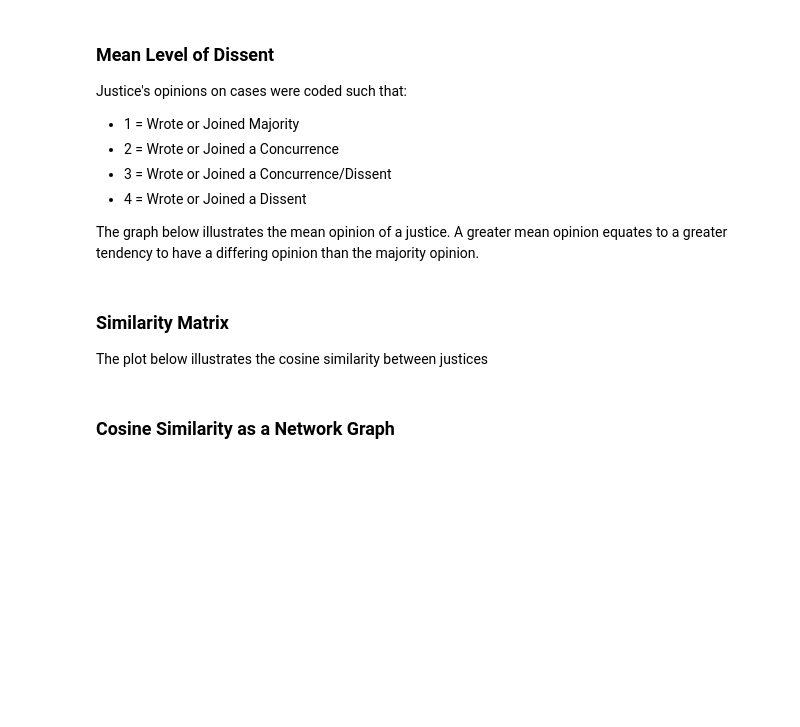
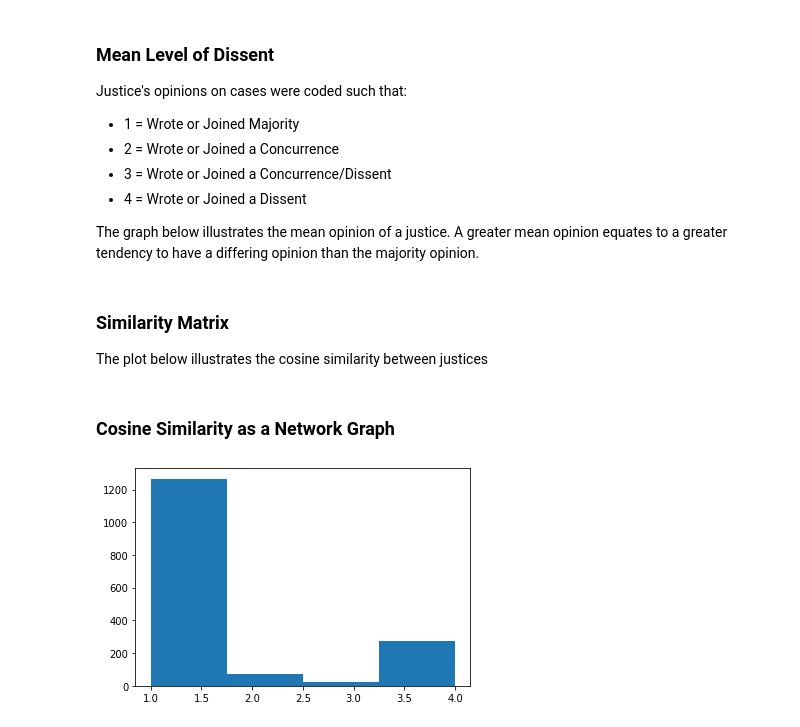
Before and after one commit to wplam107/scotus_rulings, a Jupyter notebook: dc_fe_notebook.ipynb, the cells around one changed output. Drawn from its saved outputs; the diff is of its cells as text; code cells hidden in the pictures; blank space fills up the shorter version.

```diff
--- a/dc_fe_notebook.ipynb
+++ b/dc_fe_notebook.ipynb
@@ -63,8 +63,8 @@ def string_2_multi(s):
         except:
             continue
 
-    # Return mean value of justices' opinions
-    return np.mean(nums)
+    # Return floor of mean value of justices' opinions
+    return np.floor(np.mean(nums))
 # %%
 adj_df = pd.DataFrame(np.vectorize(string_2_ints)(df), index=df.index)
 mul_df = pd.DataFrame(np.vectorize(string_2_multi)(df), index=df.index)
@@ -175,3 +175,8 @@ nx.draw_networkx_labels(G, pos, font_size=14, font_family='sans-serif')
 
 plt.axis('off')
 plt.show()
+# %%
+plt.hist(mul_df.loc['Breyer'], bins=4)
+plt.show()
+# %% [output]
+[figure, added]
```
Also changed, not shown: parts of 1 cell of this notebook, 2 other files.
